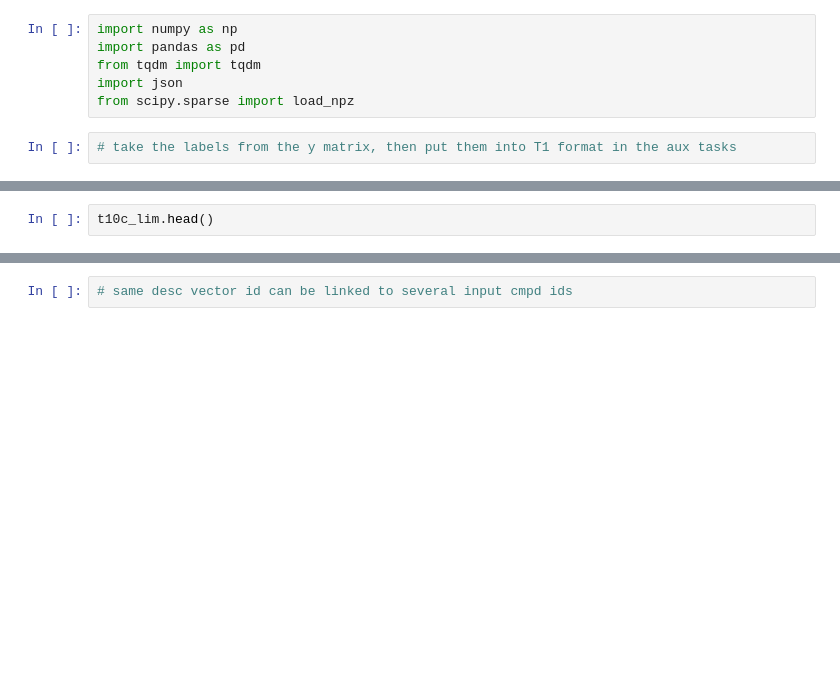
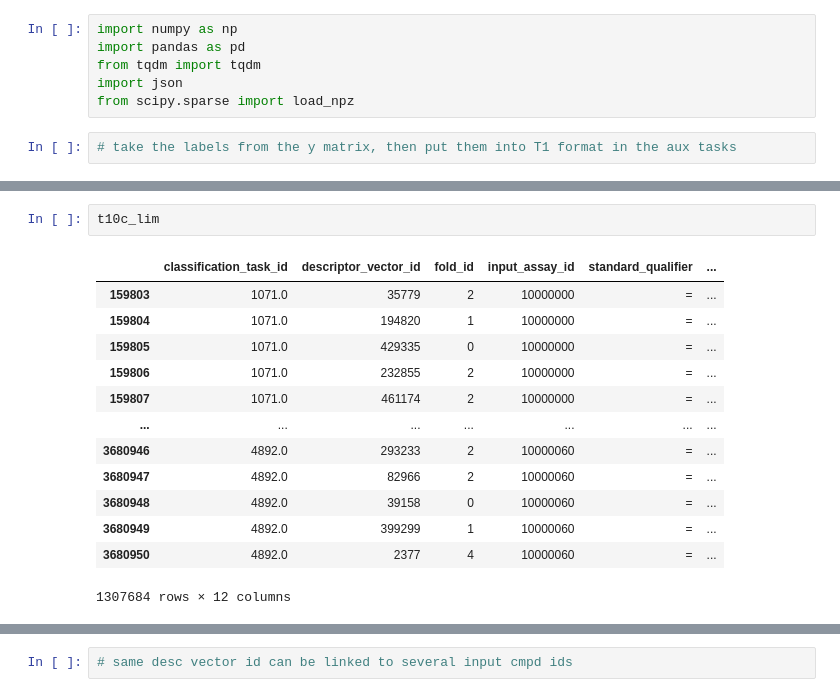
Before and after one commit to melloddy/pseudolabel_auxdata, a Jupyter notebook: scripts_and_notebooks/step2_7_labels_to_auxtasks.ipynb, the cells around one changed output, grey strips where cells are left out. Drawn from its saved outputs; the diff is of its cells as text; blank space fills up the shorter version.

```diff
--- a/scripts_and_notebooks/step2_7_labels_to_auxtasks.ipynb
+++ b/scripts_and_notebooks/step2_7_labels_to_auxtasks.ipynb
@@ -45,4 +158,18 @@ t10c_lim['standard_qualifier'] = '='
 # %%
-t10c_lim.head()
+t10c_lim
+# %% [output]
+|  | classification_task_id | descriptor_vector_id | fold_id | input_assay_id | standard_qualifier | ... |
+| 159803 | 1071.0 | 35779 | 2 | 10000000 | = | ... |
+| 159804 | 1071.0 | 194820 | 1 | 10000000 | = | ... |
+| 159805 | 1071.0 | 429335 | 0 | 10000000 | = | ... |
+| 159806 | 1071.0 | 232855 | 2 | 10000000 | = | ... |
+| 159807 | 1071.0 | 461174 | 2 | 10000000 | = | ... |
+| ... | ... | ... | ... | ... | ... | ... |
+| 3680946 | 4892.0 | 293233 | 2 | 10000060 | = | ... |
+| 3680947 | 4892.0 | 82966 | 2 | 10000060 | = | ... |
+| 3680948 | 4892.0 | 39158 | 0 | 10000060 | = | ... |
+| 3680949 | 4892.0 | 399299 | 1 | 10000060 | = | ... |
+| 3680950 | 4892.0 | 2377 | 4 | 10000060 | = | ... |
+1307684 rows × 12 columns
 # %%
 t10c_lim.shape
```
Also changed, not shown: parts of 39 cells of this notebook, 11 other files.
